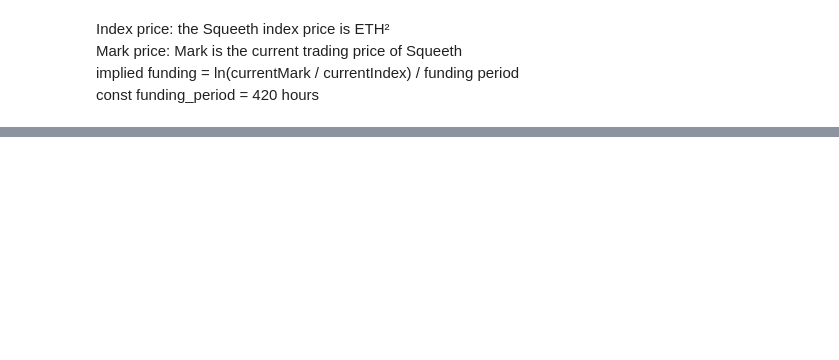
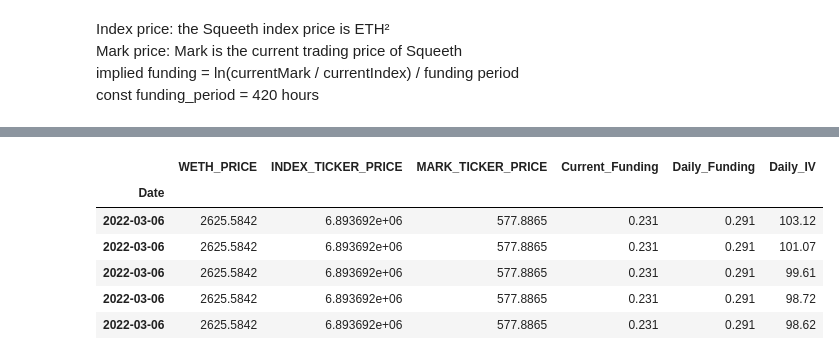
Before and after one commit to rohansanjay/squeeth-analytics, a Jupyter notebook: padelis/notebooks/squeethlab.ipynb, the cells around one changed output, grey strips where cells are left out. Saved outputs shown, nothing was run; the diff lists cells and outputs as text; code cells hidden in the pictures; blank space fills up the shorter version.

```diff
--- a/padelis/notebooks/squeethlab.ipynb
+++ b/padelis/notebooks/squeethlab.ipynb
@@ -68,0 +94,27 @@ historical_reduced.head()
+# %%
+#funding
+current_funding = pd.read_csv(data+'historical-funding.csv')
+current_funding = current_funding.rename(columns={'DateTime': 'Date'})
+current_funding = current_funding.set_index('Date')
+current_funding.columns = ['Current_Funding','Daily_Funding']
+current_funding.index = [date[:10] for date in current_funding.index]
+#implied volatility
+current_implied_volatility = pd.read_csv(data+'historical-implied-volat.csv')
+current_implied_volatility = current_implied_volatility.rename(columns={'DateTime':'Date'})
+current_implied_volatility = current_implied_volatility.set_index('Date')
+current_implied_volatility.columns = ['Current_IV','Daily_IV']
+current_implied_volatility.index = [date[:10] for date in current_implied_volatility.index]
+
+#squeeth_analytics
+squeeth_analytics = historical_reduced.join(current_funding,how='inner',on=['Date'],lsuffix='_left', rsuffix='_right')
+squeeth_analytics = squeeth_analytics.join(current_implied_volatility,how='inner',on=['Date'],lsuffix='_left', rsuffix='_right')
+squeeth_analytics = squeeth_analytics[['WETH_PRICE','INDEX_TICKER_PRICE','MARK_TICKER_PRICE','Current_Funding','Daily_Funding','Daily_IV']]
+squeeth_analytics.head()
+# %% [output]
+|  | WETH_PRICE | INDEX_TICKER_PRICE | MARK_TICKER_PRICE | Current_Funding | Daily_Funding | Daily_IV |
+| Date |  |  |  |  |  |  |
+| 2022-03-06 | 2625.5842 | 6.893692e+06 | 577.8865 | 0.231 | 0.291 | 103.12 |
+| 2022-03-06 | 2625.5842 | 6.893692e+06 | 577.8865 | 0.231 | 0.291 | 101.07 |
+| 2022-03-06 | 2625.5842 | 6.893692e+06 | 577.8865 | 0.231 | 0.291 | 99.61 |
+| 2022-03-06 | 2625.5842 | 6.893692e+06 | 577.8865 | 0.231 | 0.291 | 98.72 |
+| 2022-03-06 | 2625.5842 | 6.893692e+06 | 577.8865 | 0.231 | 0.291 | 98.62 |
```
Also changed, not shown: parts of 3 cells of this notebook, 15 other files.
